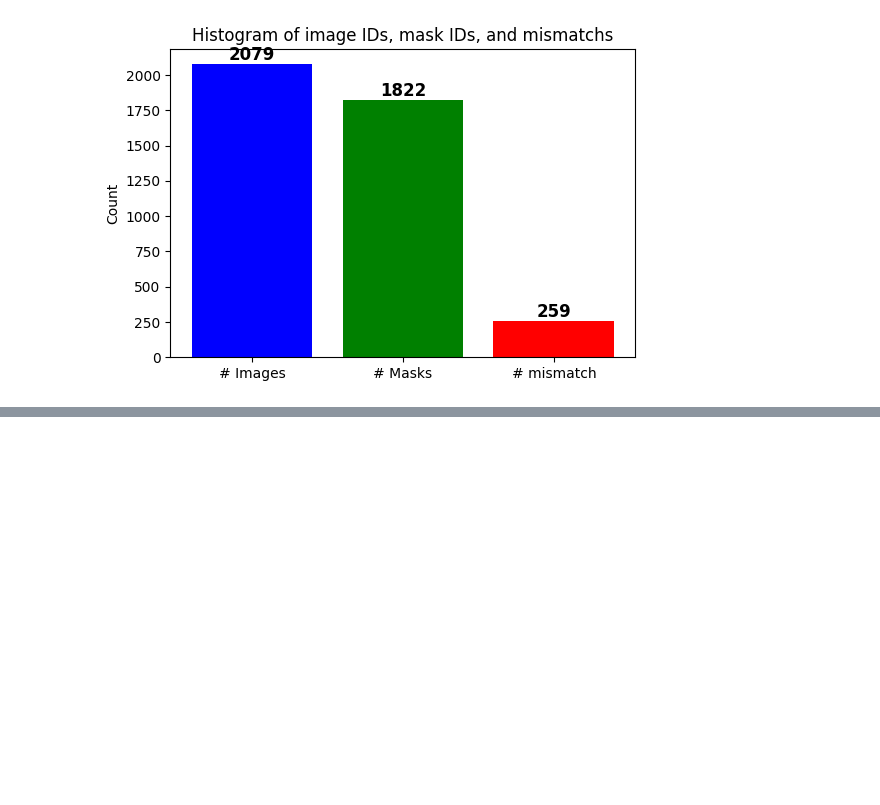
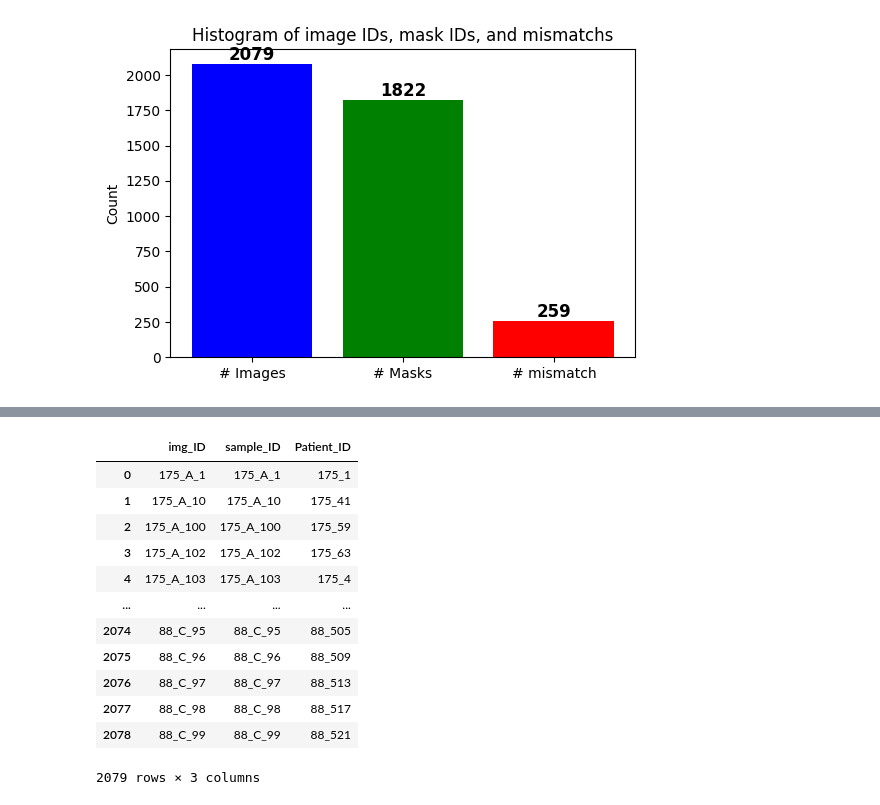
Before and after one commit to AI4SCR/ai4bmr-datasets, a Jupyter notebook: src/ai4bmr_datasets/datasets/notebooks_NSCLC/check_files.ipynb, the cells around one changed output, grey strips where cells are left out. Drawn from its saved outputs; the diff is of its cells as text; code cells hidden in the pictures; blank space fills up the shorter version.

```diff
--- a/src/ai4bmr_datasets/datasets/notebooks_NSCLC/check_files.ipynb
+++ b/src/ai4bmr_datasets/datasets/notebooks_NSCLC/check_files.ipynb
@@ -579,0 +599,17 @@ plt.show()
+# %%
+merged_df = df_images_ID.merge(df_metadata_patients, left_on='img_ID', right_on='sample_ID', how='outer')
+merged_df
+# %% [output]
+|  | img_ID | sample_ID | Patient_ID |
+| 0 | 175_A_1 | 175_A_1 | 175_1 |
+| 1 | 175_A_10 | 175_A_10 | 175_41 |
+| 2 | 175_A_100 | 175_A_100 | 175_59 |
+| 3 | 175_A_102 | 175_A_102 | 175_63 |
+| 4 | 175_A_103 | 175_A_103 | 175_4 |
+| ... | ... | ... | ... |
+| 2074 | 88_C_95 | 88_C_95 | 88_505 |
+| 2075 | 88_C_96 | 88_C_96 | 88_509 |
+| 2076 | 88_C_97 | 88_C_97 | 88_513 |
+| 2077 | 88_C_98 | 88_C_98 | 88_517 |
+| 2078 | 88_C_99 | 88_C_99 | 88_521 |
+2079 rows × 3 columns
```
Also changed, not shown: parts of 4 cells of this notebook, 1 other file.
